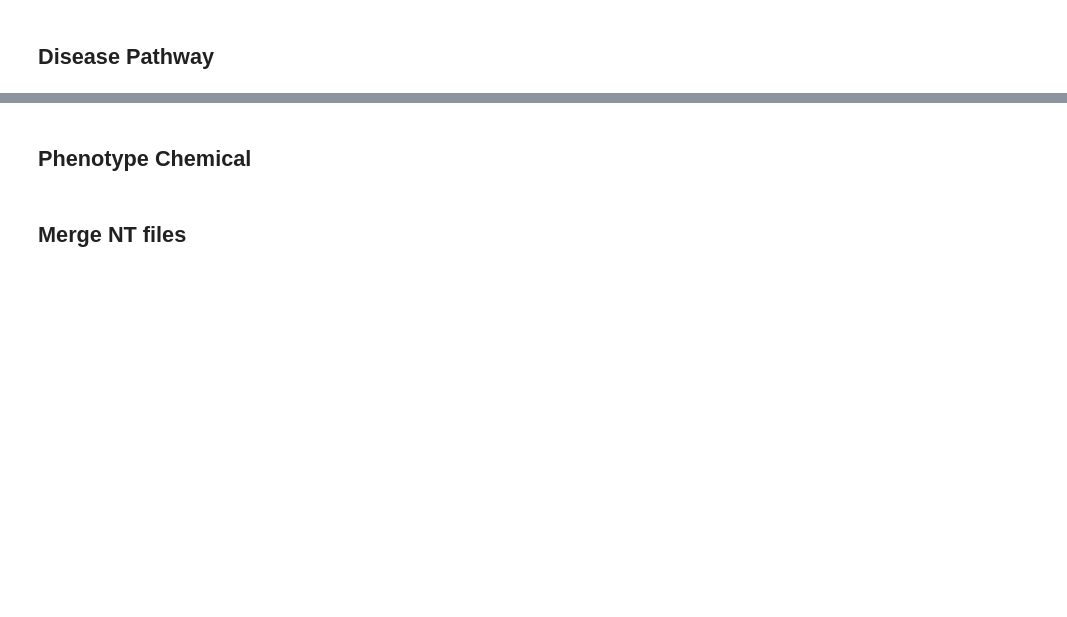
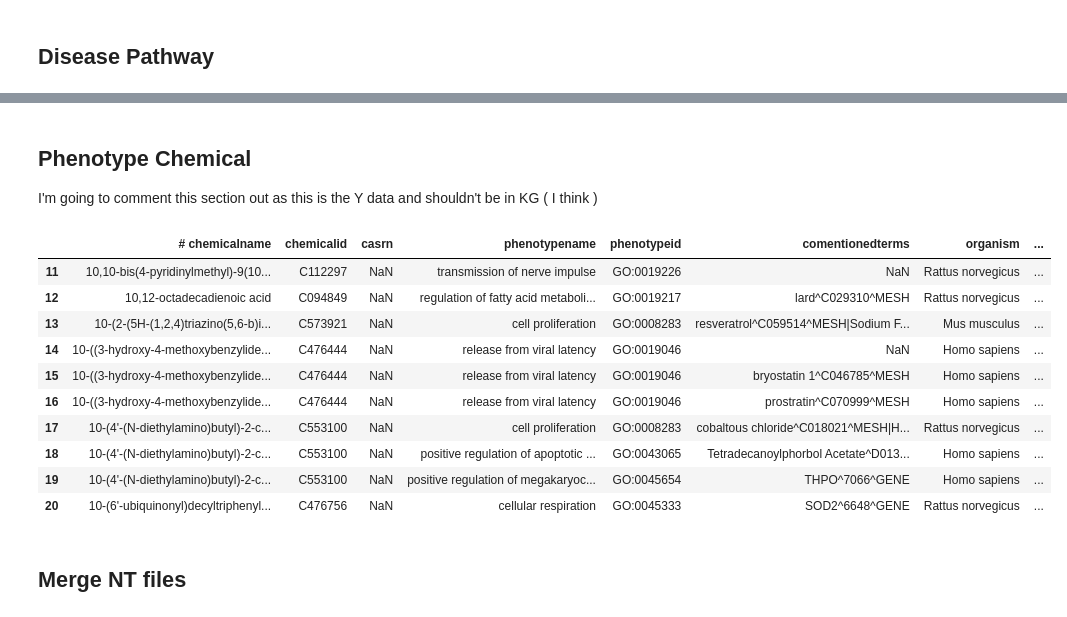
Before and after one commit to colemai/msc-thesis, a Jupyter notebook: ctd-to-nt.ipynb, the cells around one changed output, grey strips where cells are left out. Cells and saved outputs as stored; diff of their text form; code cells hidden in the pictures; blank space fills up the shorter version.

```diff
--- a/ctd-to-nt.ipynb
+++ b/ctd-to-nt.ipynb
@@ -213,12 +281,25 @@ obj_col = 'PathwayID'
 pred_col = 'Predicate'
 
 convert_df_nt(df_dp, 'output_dp.nt', subj_url, subj_col, obj_url, obj_col, pred_col)
-# %% [markdown]
-## Phenotype Chemical
+# %% [markdown]
+## Phenotype Chemical
+I'm going to comment this section out as this is the Y data and shouldn't be in KG ( I think )
 # %%
 # Read in CTD sample, skipping the intro rows
-df_pc = pd.read_csv('csvs/CTD_pheno_term_ixns.csv', skiprows=27)
-df_pc = df_pc.drop(0)
-df_pc[10:20]
+# df_pc = pd.read_csv('csvs/CTD_pheno_term_ixns.csv', skiprows=27, nrows = 100)
+# df_pc = df_pc.drop(0)
+# df_pc[10:20]
+# %% [output]
+|  | # chemicalname | chemicalid | casrn | phenotypename | phenotypeid | comentionedterms | organism | ... |
+| 11 | 10,10-bis(4-pyridinylmethyl)-9(10... | C112297 | NaN | transmission of nerve impulse | GO:0019226 | NaN | Rattus norvegicus | ... |
+| 12 | 10,12-octadecadienoic acid | C094849 | NaN | regulation of fatty acid metaboli... | GO:0019217 | lard^C029310^MESH | Rattus norvegicus | ... |
+| 13 | 10-(2-(5H-(1,2,4)triazino(5,6-b)i... | C573921 | NaN | cell proliferation | GO:0008283 | resveratrol^C059514^MESH|Sodium F... | Mus musculus | ... |
+| 14 | 10-((3-hydroxy-4-methoxybenzylide... | C476444 | NaN | release from viral latency | GO:0019046 | NaN | Homo sapiens | ... |
+| 15 | 10-((3-hydroxy-4-methoxybenzylide... | C476444 | NaN | release from viral latency | GO:0019046 | bryostatin 1^C046785^MESH | Homo sapiens | ... |
+| 16 | 10-((3-hydroxy-4-methoxybenzylide... | C476444 | NaN | release from viral latency | GO:0019046 | prostratin^C070999^MESH | Homo sapiens | ... |
+| 17 | 10-(4'-(N-diethylamino)butyl)-2-c... | C553100 | NaN | cell proliferation | GO:0008283 | cobaltous chloride^C018021^MESH|H... | Rattus norvegicus | ... |
+| 18 | 10-(4'-(N-diethylamino)butyl)-2-c... | C553100 | NaN | positive regulation of apoptotic ... | GO:0043065 | Tetradecanoylphorbol Acetate^D013... | Homo sapiens | ... |
+| 19 | 10-(4'-(N-diethylamino)butyl)-2-c... | C553100 | NaN | positive regulation of megakaryoc... | GO:0045654 | THPO^7066^GENE | Homo sapiens | ... |
+| 20 | 10-(6'-ubiquinonyl)decyltriphenyl... | C476756 | NaN | cellular respiration | GO:0045333 | SOD2^6648^GENE | Rattus norvegicus | ... |
 # %%
 # Split the interactionActions into separate predicates RUN THIS ONLY ONCE
```
Also changed, not shown: parts of 17 cells of this notebook, 1 other file.
